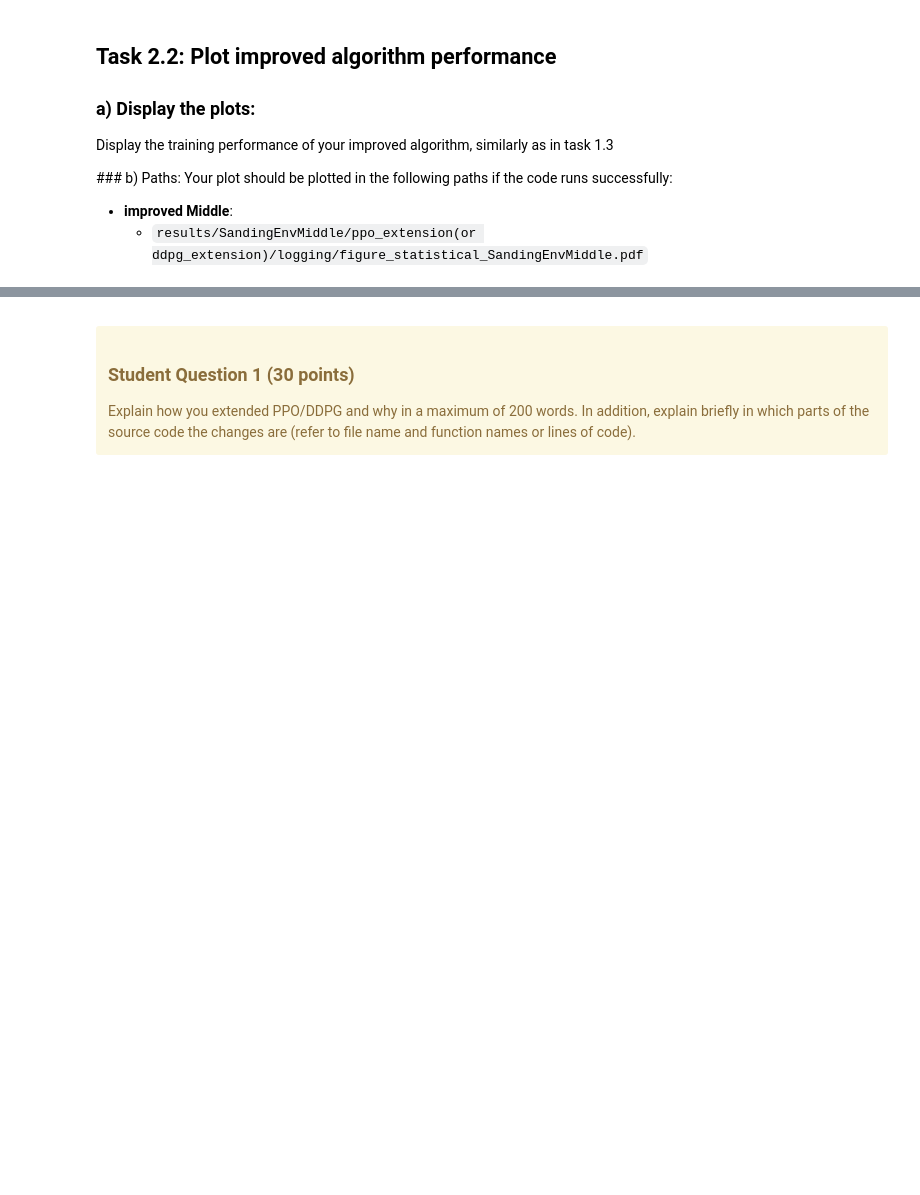
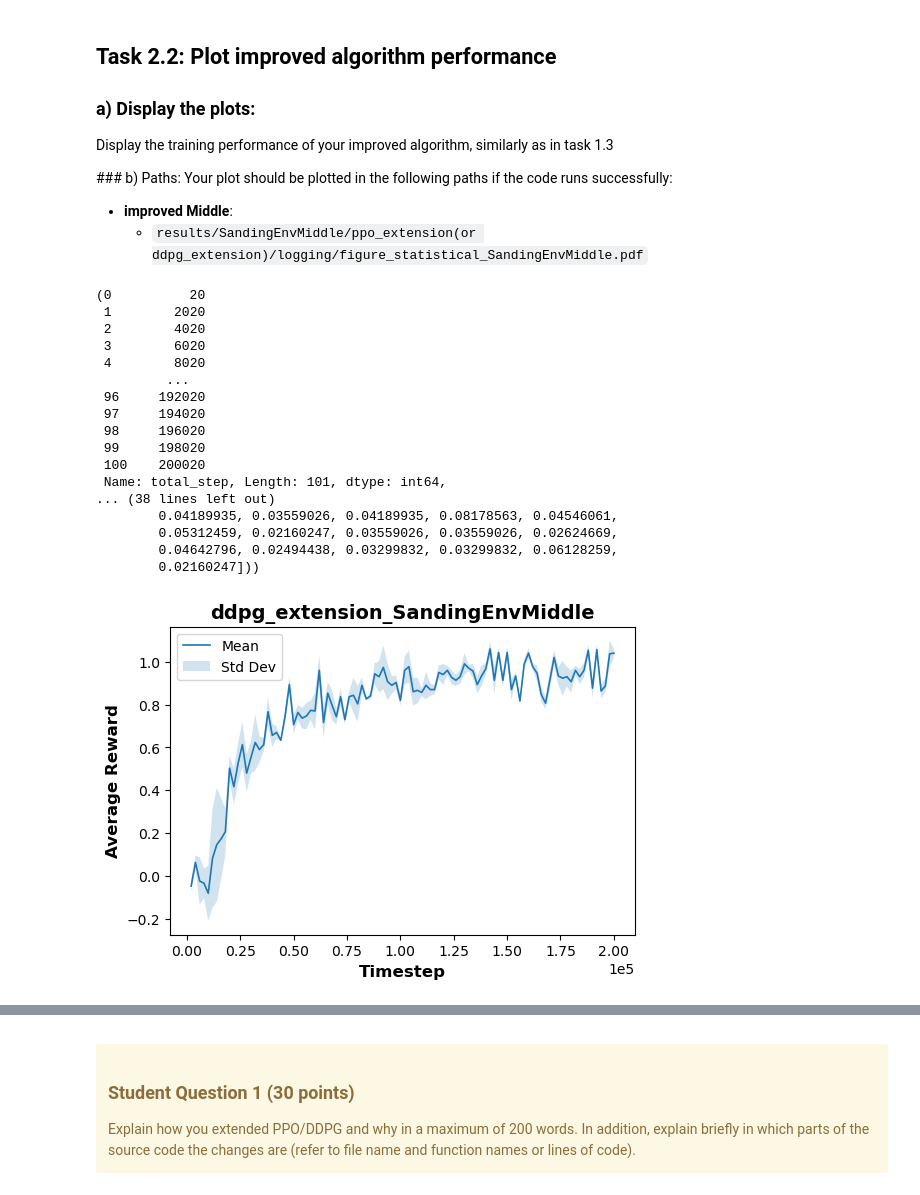
Before and after one commit to amiiiza/reinforcement_learning_project_2023, a Jupyter notebook: project.ipynb, the cells around one changed output, grey strips where cells are left out. Cells and saved outputs as stored; diff of their text form; code cells hidden in the pictures; blank space fills up the shorter version.

```diff
--- a/project.ipynb
+++ b/project.ipynb
@@ -1723,24 +1733,43 @@ Your plot should be plotted in the following paths if the code runs successfully
 # %%
 ## Run the following code to plot PPO or DDPG's training performances
 import warnings
 warnings.filterwarnings('ignore')
 
 # Uncomment the algorithm you chose
-implemented_algo =# 'ppo_extension' or 'ddpg_extension'
+implemented_algo ='ddpg_extension'
 environment = 'middle'
 
 # Loop over the three difficulty levels
 
 training_seeds = [0,1,2]
 
 config=setup(algo=implemented_algo, env=environment, render=False)
 
 config["seed"] = 0
 
-agent=# DDPGExtension(config) or PPOExtension(config)
+agent=DDPGExtension(config)
 
 # plot the statistical training curves with specific random seeds
 cu.plot_algorithm_training(agent.logging_dir, training_seeds, agent.env_name, implemented_algo)
+# %% [output]
+(0          20
+ 1        2020
+ 2        4020
+ 3        6020
+ 4        8020
+         ...
+ 96     192020
+ 97     194020
+ 98     196020
+ 99     198020
+ 100    200020
+ Name: total_step, Length: 101, dtype: int64,
+... (38 lines left out)
+        0.04189935, 0.03559026, 0.04189935, 0.08178563, 0.04546061,
+        0.05312459, 0.02160247, 0.03559026, 0.03559026, 0.02624669,
+        0.04642796, 0.02494438, 0.03299832, 0.03299832, 0.06128259,
+        0.02160247]))
+[figure, added]
 # %% [markdown]
 ## Task 2.3: Comparison of Improved and Original Algorithm Performance
 
```
Also changed, not shown: parts of 5 cells of this notebook, 22 other files.
